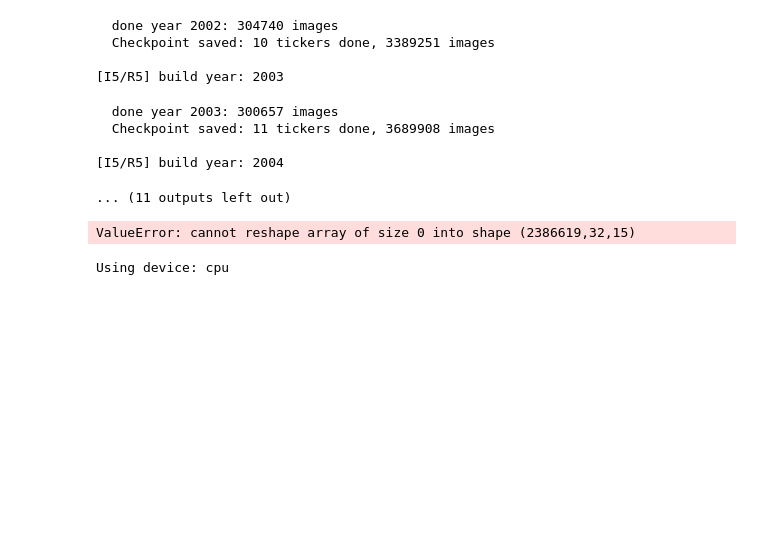
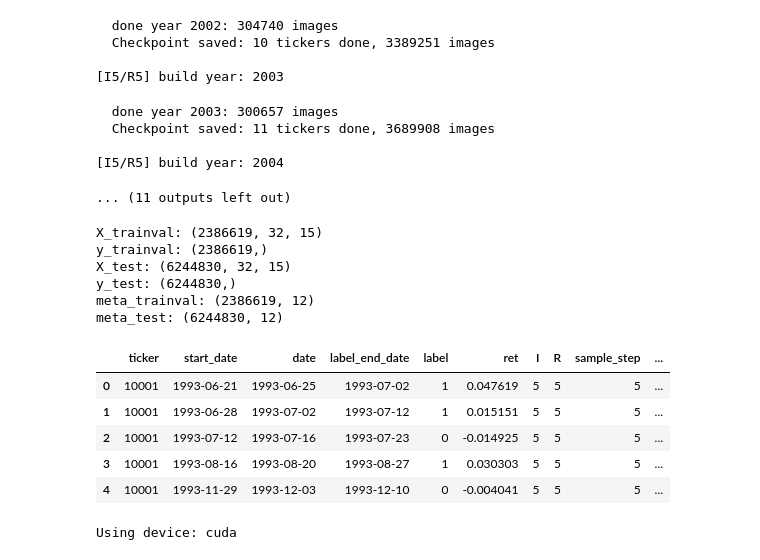
Before and after one commit to zhe1357/Reimage_price_trends, a Jupyter notebook: crsp_data.ipynb, the cells around one changed output. Drawn from its saved outputs; the diff is of its cells as text; code cells hidden in the pictures; blank space fills up the shorter version.

Commit message:
train step

```diff
--- a/crsp_data.ipynb
+++ b/crsp_data.ipynb
@@ -122,48 +112,50 @@ Year-based CRSP build: pending years=[1993, 1994, 1995, 1996, 1997, 1998, 1999,
 [I5/R5] build year: 2004
 ... (11 outputs left out)
 # %%
+I = 5
+R = 5
+Market = "US_1993_2020"
+
 dataset_dir = f"data/training_data/{Market}/I{I}R{R}S{R}_period_end_week"
 
 X_trainval = np.load(f"{dataset_dir}/X_trainval.npy")
 y_trainval = np.load(f"{dataset_dir}/y_trainval.npy")
 
 X_test = np.load(f"{dataset_dir}/X_test.npy")
 y_test = np.load(f"{dataset_dir}/y_test.npy")
 
 meta = pd.read_csv(f"{dataset_dir}/meta.csv")
 meta_trainval = pd.read_csv(f"{dataset_dir}/meta_trainval.csv")
 meta_test = pd.read_csv(f"{dataset_dir}/meta_test.csv")
 
 print("X_trainval:", X_trainval.shape)
 print("y_trainval:", y_trainval.shape)
 print("X_test:", X_test.shape)
 print("y_test:", y_test.shape)
 
 print("meta_trainval:", meta_trainval.shape)
 print("meta_test:", meta_test.shape)
 
 display(meta.head())
 # %% [output]
-ValueError: cannot reshape array of size 0 into shape (2386619,32,15)
+X_trainval: (2386619, 32, 15)
+y_trainval: (2386619,)
+X_test: (6244830, 32, 15)
+y_test: (6244830,)
+meta_trainval: (2386619, 12)
+meta_test: (6244830, 12)
+|  | ticker | start_date | date | label_end_date | label | ret | I | R | sample_step | ... |
+| 0 | 10001 | 1993-06-21 | 1993-06-25 | 1993-07-02 | 1 | 0.047619 | 5 | 5 | 5 | ... |
+| 1 | 10001 | 1993-06-28 | 1993-07-02 | 1993-07-12 | 1 | 0.015151 | 5 | 5 | 5 | ... |
+| 2 | 10001 | 1993-07-12 | 1993-07-16 | 1993-07-23 | 0 | -0.014925 | 5 | 5 | 5 | ... |
+| 3 | 10001 | 1993-08-16 | 1993-08-20 | 1993-08-27 | 1 | 0.030303 | 5 | 5 | 5 | ... |
+| 4 | 10001 | 1993-11-29 | 1993-12-03 | 1993-12-10 | 0 | -0.004041 | 5 | 5 | 5 | ... |
 # %%
-'''
 import model
-from model import *
 importlib.reload(model)
 
 device = torch.device("cuda" if torch.cuda.is_available() else "cpu")
 print(f"Using device: {device}")
-
-if I == 5:
-    model = CNN_I5().to(device)
-elif I == 20:
-    model = CNN_I20().to(device)
-
-# 定義損失函數和優化器
-criterion = nn.CrossEntropyLoss()  # 交叉熵損失
-optimizer = torch.optim.Adam(model.parameters(), lr=0.0001, weight_decay=1e-4)  # Adam 優化器
-scheduler = torch.optim.lr_scheduler.ReduceLROnPlateau(optimizer, 'min', patience=5)
-'''
 # %% [output]
-Using device: cpu
+Using device: cuda
 # %%
```
Also changed, not shown: parts of 6 cells of this notebook, 1 other file.
